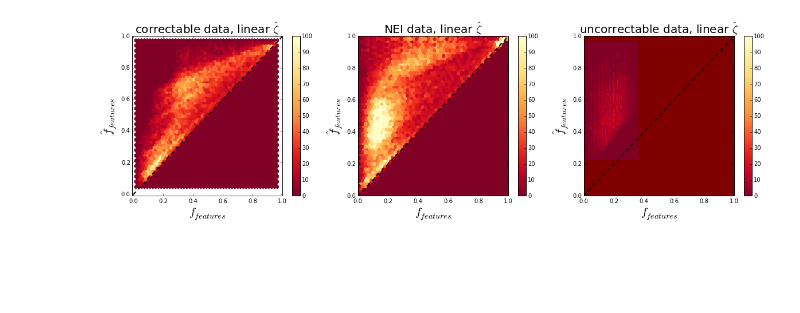
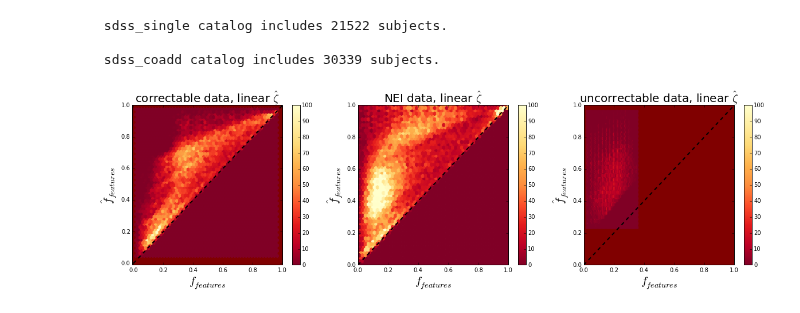
Before and after one commit to willettk/gzhubble, a Jupyter notebook: python/creating_debiased_catalog/STEP_4_hubble_catalog.ipynb, the cells around one changed output. Drawn from its saved outputs; the diff is of its cells as text; code cells hidden in the pictures; blank space fills up the shorter version.

Commit message:
adding figures and edits to step4 notebook

```diff
--- a/python/creating_debiased_catalog/STEP_4_hubble_catalog.ipynb
+++ b/python/creating_debiased_catalog/STEP_4_hubble_catalog.ipynb
@@ -29,8 +29,6 @@ zeta_params=Table.read(zeta_fname)
 slope = zeta_params['slope'][0]
 intercept=zeta_params['intercept'][0]
 # %%
-#hubble_fname = download_from_dropbox("https://www.dropbox.com/s/dfmipz5jfzl9lja/input_for_hubble_debiased_catalog.fits?dl=1")
-#internet slow, read from local for now. Future - dropbox link fine.
-hubble_fname = '/home/mel/Dropbox/gzhubble/hubble_files/catalog_debiasing_files/new_sb_method/input_for_hubble_debiased_catalog.fits'
+hubble_fname = download_from_dropbox("https://www.dropbox.com/s/dfmipz5jfzl9lja/input_for_hubble_debiased_catalog.fits?dl=1")
 
 votes_data=Table.read(hubble_fname)
@@ -319,5 +217,20 @@ Writing 0th row at time 01:00:07.804149
+# %%
+#Write debiased catalogs for 2 tables:
+copied_tables = ('sdss_single','sdss_coadd')
+for t in copied_tables:
+    copy_table(t)
+# %% [output]
+ sdss_single catalog includes 21522 subjects.
+
+ sdss_coadd catalog includes 30339 subjects.
 # %%
 #check corrections in hubble table
+
+z = 'Z_BEST'
+SB = 'GZ_MU_I'
+
+h = (votes_data['Table']=='hubble')
+hubble_data=votes_data[h]
 
 correctable=(hubble_data['correction_type']==0)
 uncorrectable=(hubble_data['correction_type']==1)
@@ -340,33 +253,34 @@ ax1.set_xlabel(r'$f_{features}$',fontsize=20)
 ax1.set_ylabel(r'$\hat f_{features}$',fontsize=20)
 cb1 = plt.colorbar(hex1)
 ax1.set_title('correctable data, linear $\hat \zeta$',fontsize=20)
+ax1.set_axis_bgcolor('#800000')
 
 # Add the one-to-one line for comparision.
 # Upper left = boosted p_features for z > 0.3
 # Lower right = depressed p_features for z < 0.3
 
 ax1.plot([0,1],[0,1],color='k',lw=2,ls='--')
 
 # Try it with Mel's new function
 ax2 = fig.add_subplot(132)
 hex2 = ax2.hexbin(old_votes[nei],new_nei, cmap=plt.cm.YlOrRd_r,gridsize=50,vmax=100)
 ax2.set_xlabel(r'$f_{features}$',fontsize=20)
 ax2.set_ylabel(r'$\hat f_{features}$',fontsize=20)
 ax2.set_xlim(0,1)
 ax2.set_ylim(0,1)
 cb2 = plt.colorbar(hex2)
 ax2.plot([0,1],[0,1],color='k',lw=2,ls='--')
 ax2.set_title('NEI data, linear $\hat \zeta$',fontsize=20)
 
 ax3 = fig.add_subplot(133)
 hex3 = ax3.hexbin(old_votes[uncorrectable],new_unc, cmap=plt.cm.YlOrRd_r,gridsize=50,vmin =0, vmax=100)
 ax3.set_xlabel(r'$f_{features}$',fontsize=20)
 ax3.set_ylabel(r'$\hat f_{features}$',fontsize=20)
 ax3.set_xlim(0,1)
 ax3.set_ylim(0,1)
 cb3 = plt.colorbar(hex3)
 ax3.plot([0,1],[0,1],color='k',lw=2,ls='--')
 ax3.set_title('uncorrectable data, linear $\hat \zeta$',fontsize=20)
 ax3.set_axis_bgcolor('#800000')
 # %% [output]
-[figure, old version]
+[figure, new version]
```
Also changed, not shown: parts of 9 cells of this notebook, 4 other files.
